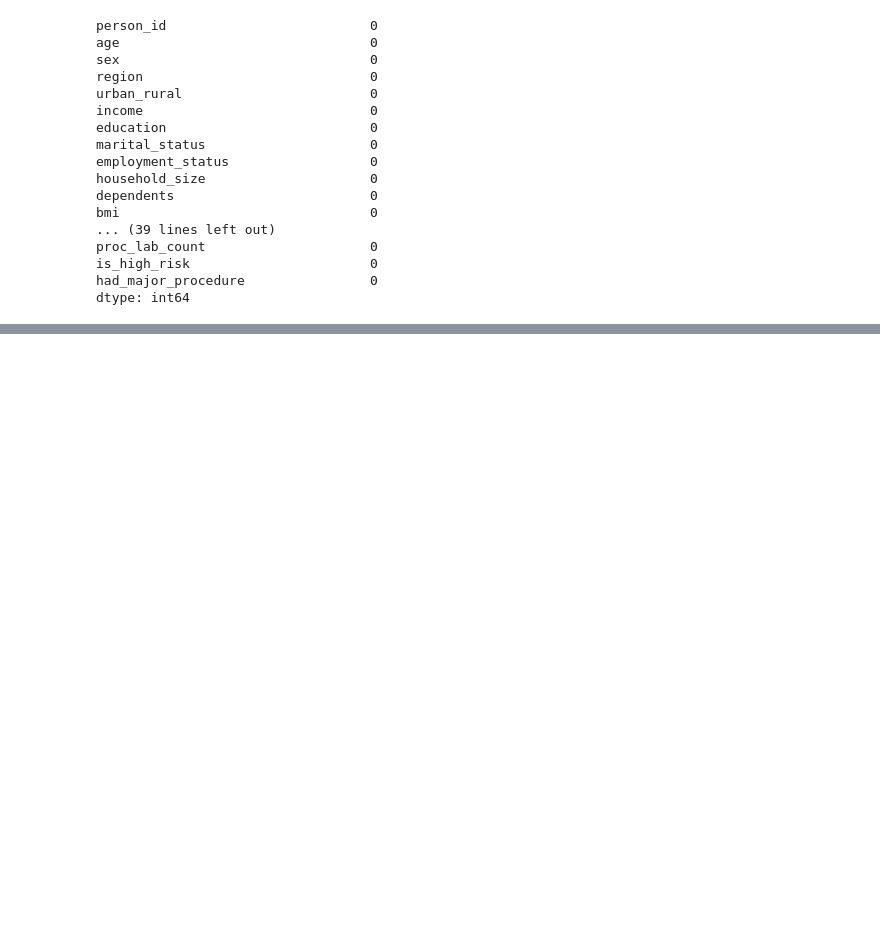
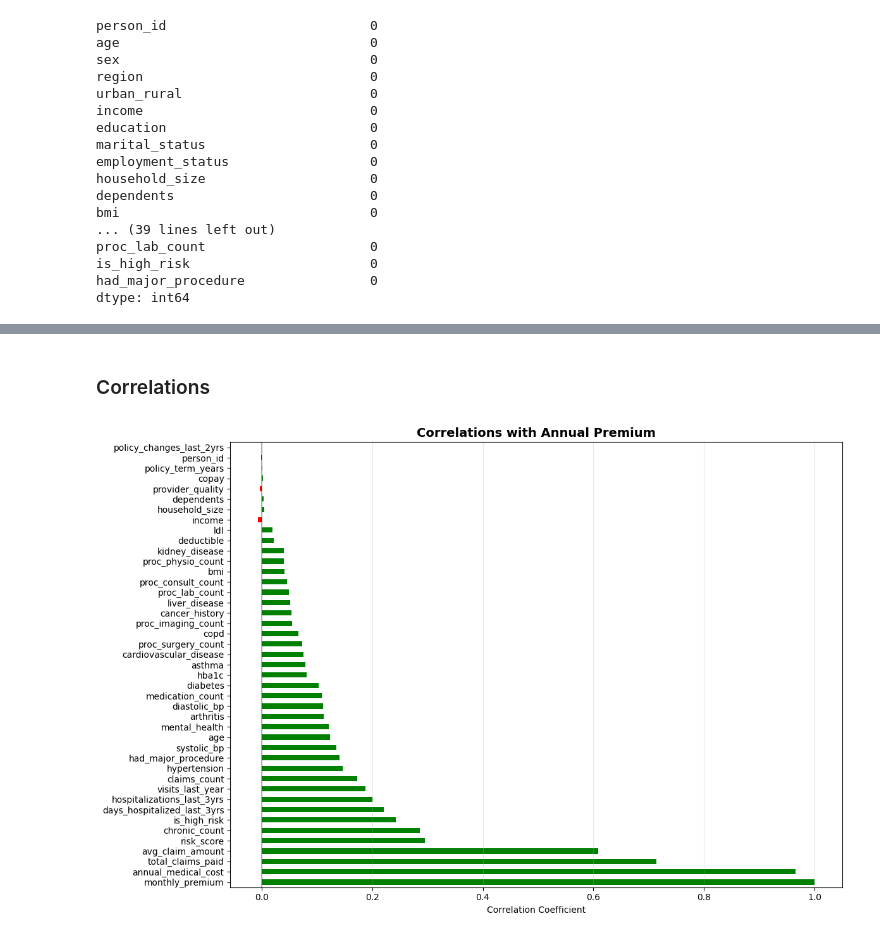
Before and after one commit to HiramZ04/medical-insurance-prediction, a Jupyter notebook: notebooks/medical_insurance.ipynb, the cells around one changed output, grey strips where cells are left out. Cells and saved outputs as stored; diff of their text form; code cells hidden in the pictures; blank space fills up the shorter version.

```diff
--- a/notebooks/medical_insurance.ipynb
+++ b/notebooks/medical_insurance.ipynb
@@ -88,0 +122,16 @@ array([nan, 'Weekly', 'Daily', 'Occasional'], dtype=object)
+# %% [markdown]
+### Correlations
+# %%
+annual_premium_corr = data.corr(numeric_only=True)['annual_premium'].sort_values(key=abs, ascending=False)
+
+plt.figure(figsize=(12, 8))
+annual_premium_corr.drop('annual_premium').plot(kind='barh',
+                                                color=['red' if x < 0 else 'green' for x in annual_premium_corr.drop('annual_premium').values])
+plt.title('Correlations with Annual Premium', fontsize=14, fontweight='bold')
+plt.xlabel('Correlation Coefficient')
+plt.axvline(x=0, color='black', linestyle='-', alpha=0.3)
+plt.grid(axis='x', alpha=0.3)
+plt.tight_layout()
+plt.show()
+# %% [output]
+[figure, added]
```
Also changed, not shown: parts of 22 cells of this notebook.
